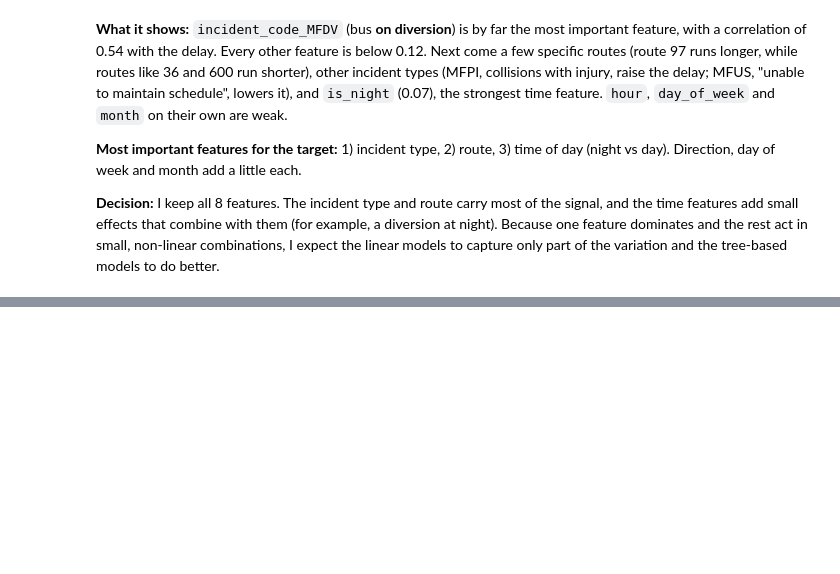
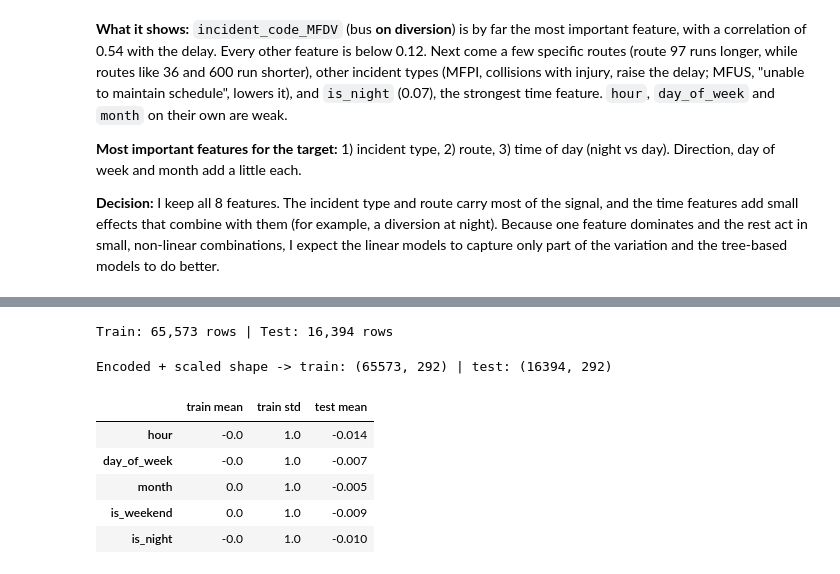
Before and after one commit to Byiringiro-saaad/linear_regression_model, a Jupyter notebook: summative/linear_regression/multivariate.ipynb, the cells around one changed output, grey strips where cells are left out. Saved outputs shown, nothing was run; the diff lists cells and outputs as text; code cells hidden in the pictures; blank space fills up the shorter version.

```diff
--- a/summative/linear_regression/multivariate.ipynb
+++ b/summative/linear_regression/multivariate.ipynb
@@ -404,0 +415,42 @@ dtype: float64
+# %%
+from sklearn.model_selection import train_test_split
+from sklearn.compose import ColumnTransformer
+from sklearn.preprocessing import OneHotEncoder, StandardScaler
+
+X = data[FEATURES]
+y = data[TARGET]
+
+X_train, X_test, y_train, y_test = train_test_split(
+    X, y, test_size=0.2, random_state=RANDOM_STATE
+)
+print(f"Train: {X_train.shape[0]:,} rows | Test: {X_test.shape[0]:,} rows")
+# %% [output]
+Train: 65,573 rows | Test: 16,394 rows
+# %%
+preprocessor = ColumnTransformer([
+    ("categorical", OneHotEncoder(handle_unknown="ignore", sparse_output=False), CATEGORICAL),
+    ("numeric", StandardScaler(), NUMERIC),
+])
+
+# fit on the TRAINING set only, then apply the same transformation to both sets
+X_train_prep = preprocessor.fit_transform(X_train)
+X_test_prep = preprocessor.transform(X_test)
+
+print("Encoded + scaled shape -> train:", X_train_prep.shape, "| test:", X_test_prep.shape)
+
+# check: the scaled numeric columns have mean ~0 and std ~1 on the training set
+n_num = len(NUMERIC)
+check = pd.DataFrame({
+    "train mean": X_train_prep[:, -n_num:].mean(axis=0),
+    "train std": X_train_prep[:, -n_num:].std(axis=0),
+    "test mean": X_test_prep[:, -n_num:].mean(axis=0),
+}, index=NUMERIC).round(3)
+check
+# %% [output]
+Encoded + scaled shape -> train: (65573, 292) | test: (16394, 292)
+|  | train mean | train std | test mean |
+| hour | -0.0 | 1.0 | -0.014 |
+| day_of_week | -0.0 | 1.0 | -0.007 |
+| month | 0.0 | 1.0 | -0.005 |
+| is_weekend | 0.0 | 1.0 | -0.009 |
+| is_night | -0.0 | 1.0 | -0.010 |
```
Also changed, not shown: parts of 18 cells of this notebook.
